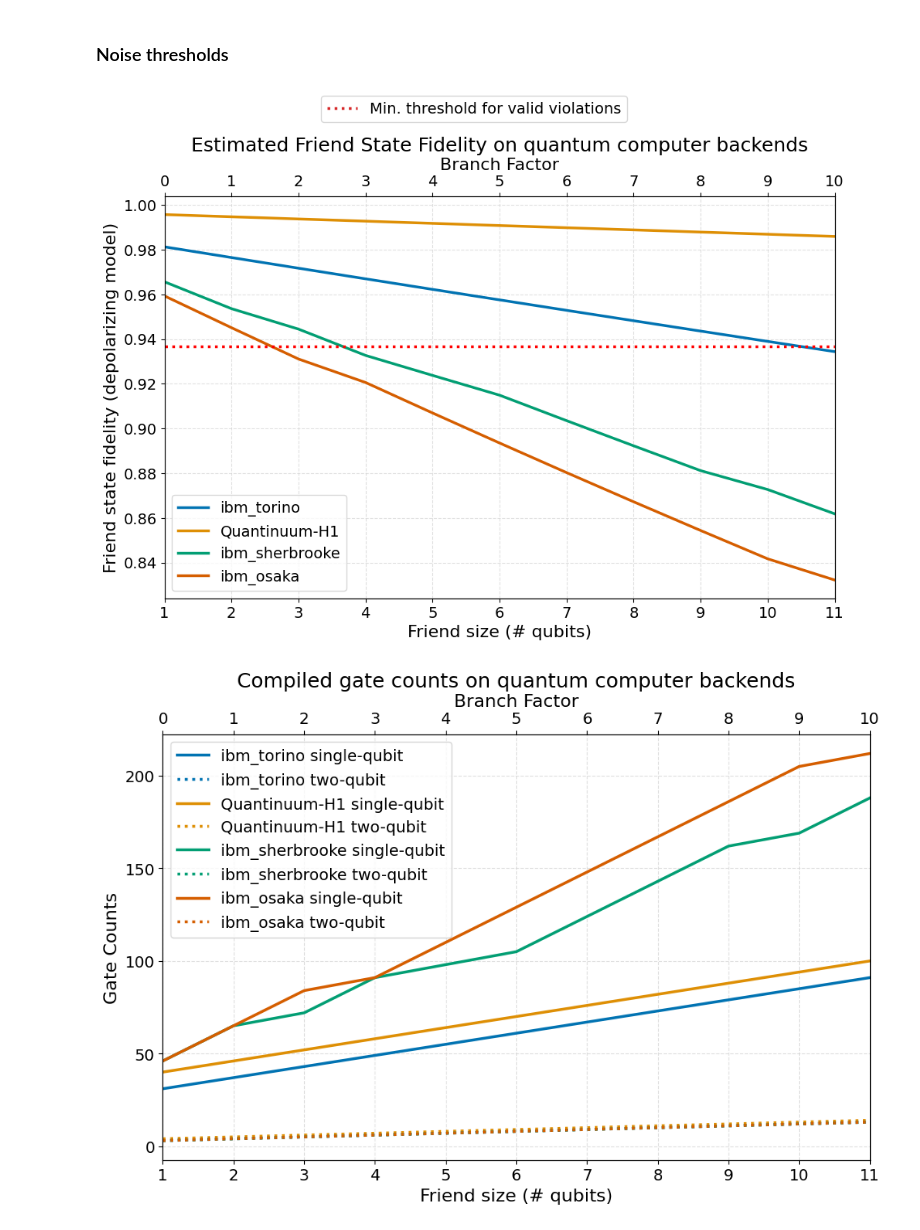
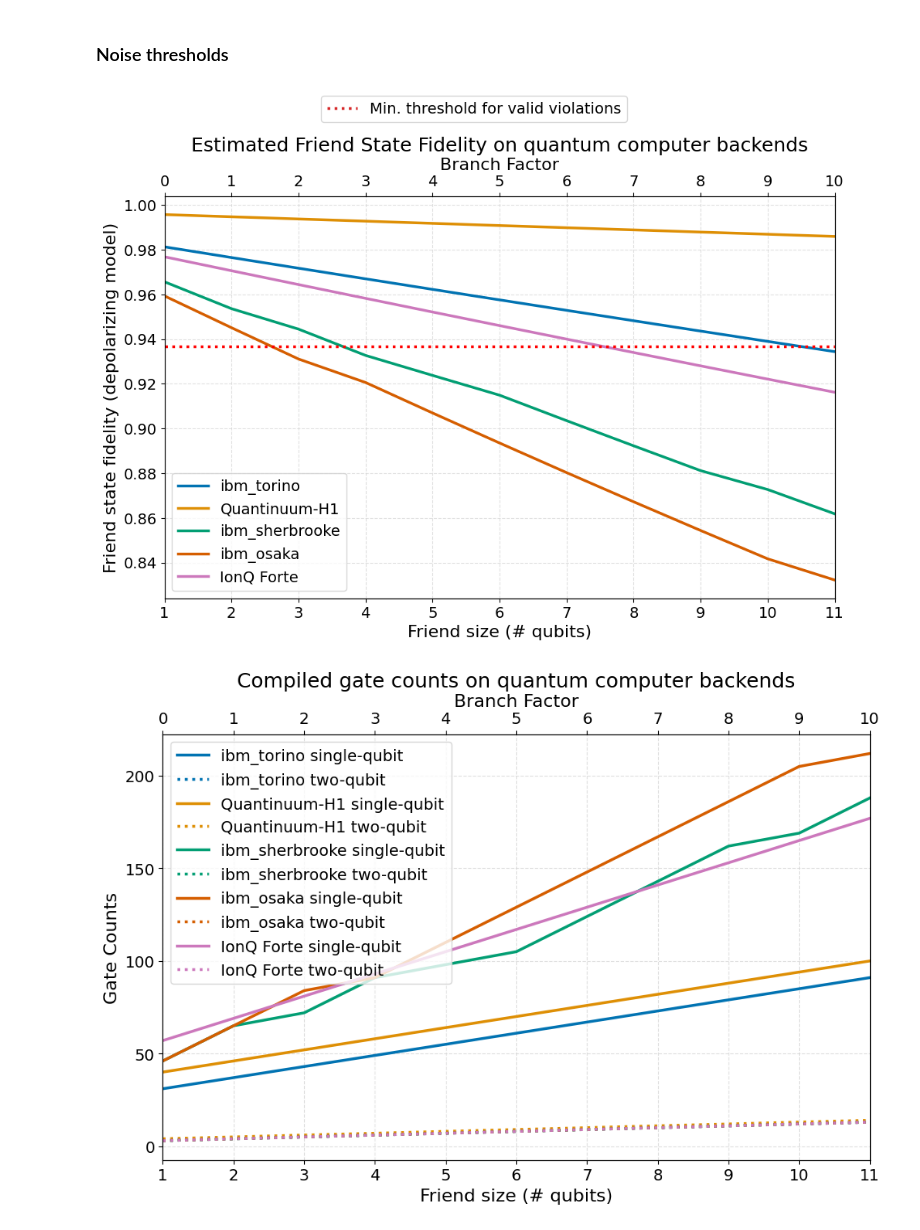
Before and after one commit to unitaryfoundation/wigners_friend, a Jupyter notebook: notebooks/density_branches.ipynb, the cells around one changed output. Saved outputs shown, nothing was run; the diff lists cells and outputs as text; code cells hidden in the pictures.

Commit message:
Updating plots density plots with IonQ Forte count data.

```diff
--- a/notebooks/density_branches.ipynb
+++ b/notebooks/density_branches.ipynb
@@ -273,6 +276,7 @@ ax1.plot(xs, torino_fids, label="ibm_torino", color=colors[0], linewidth=2.5)
 ax1.plot(xs, h1_fids, label="Quantinuum-H1", color=colors[1], linewidth=2.5)
 ax1.plot(xs, sherbrooke_fids, label="ibm_sherbrooke", color=colors[2], linewidth=2.5)
 ax1.plot(xs, osaka_fids, label="ibm_osaka", color=colors[3], linewidth=2.5)
+ax1.plot(xs, forte_fids, label="IonQ Forte", color=colors[4], linewidth=2.5)
 
 ax1.set_xticks(xs)
 ax1.set_xlabel("Friend size (# qubits)", fontsize=16)
@@ -312,7 +316,7 @@ plt.subplots_adjust(top=0.85)
 plt.savefig("friend_state_fids.pdf", bbox_inches="tight")
 plt.show()
 # %% [output]
-[figure, old version]
+[figure, new version]
 # %%
 # ibm-sherbrooke:
 sherbrooke_1qs = [46, 65, 72, 91, 98, 105, 124, 143, 162, 169, 188]
@@ -332,6 +336,10 @@ h1_1qs = [ 40.,  46.,  52.,  58.,  64.,  70.,  76.,  82.,  88.,  94., 100.,106.,
 h1_2qs = [ 4.,  5.,  6.,  7.,  8.,  9., 10., 11., 12., 13., 14., 15., 16., 17., 18., 19.]
 h1_1qs = h1_1qs[:dd]
 h1_2qs = h1_2qs[:dd]
+
+# IonQ Forte:
+forte_1qs = [57, 69, 81, 93, 105, 117, 129, 141, 153, 165, 177]
+forte_2qs = [3, 4, 5, 6, 7, 8, 9, 10, 11, 12, 13]
 # %%
 import matplotlib.pyplot as plt
 import numpy as np
@@ -355,37 +363,39 @@ ax1.plot(xs, sherbrooke_1qs, label="ibm_sherbrooke single-qubit", color=colors[2
 ax1.plot(xs, sherbrooke_2qs, label="ibm_sherbrooke two-qubit", color=colors[2], linestyle=":", linewidth=2.5)
 ax1.plot(xs, osaka_1qs, label="ibm_osaka single-qubit", color=colors[3], linewidth=2.5)
 ax1.plot(xs, osaka_2qs, label="ibm_osaka two-qubit", color=colors[3], linestyle=":", linewidth=2.5)
+ax1.plot(xs, forte_1qs, label="IonQ Forte single-qubit", color=colors[4], linewidth=2.5)
+ax1.plot(xs, forte_2qs, label="IonQ Forte two-qubit", color=colors[4], linestyle=":", linewidth=2.5)
 
 ax1.set_xticks(xs)
 ax1.set_xlabel("Friend size (# qubits)", fontsize=16)
 ax1.set_ylabel("Gate Counts", fontsize=16)
 
 # Add grid lines
 ax1.grid(True, linestyle='--', alpha=0.7, color='lightgray')
 
 # Create a secondary x-axis at the top
 ax2 = ax1.twiny()
 
 # Set the secondary x-axis labels
 ax2.set_xlabel("Branch Factor", fontsize=16)
 ax2.set_xticks(xs)
 ax2.set_xticklabels(range(0, dd))
 
 # Align the secondary x-axis with the main x-axis
 ax1.set_xlim(1, dd)
 ax2.set_xlim(1, dd)
 ax2.set_xbound(ax1.get_xbound())
 
 plt.title("Compiled gate counts on quantum computer backends", fontsize=18)
 
 # Add legend in the top left corner with larger font size
 ax1.legend(loc="upper left", fontsize=14)
 
 # Adjust the layout
 plt.tight_layout()
 
 # Save the figure
 plt.savefig("gate_counts.pdf", bbox_inches="tight")
 plt.show()
 # %% [output]
-[figure, old version]
+[figure, new version]
```
Also changed, not shown: parts of 1 cell of this notebook.
